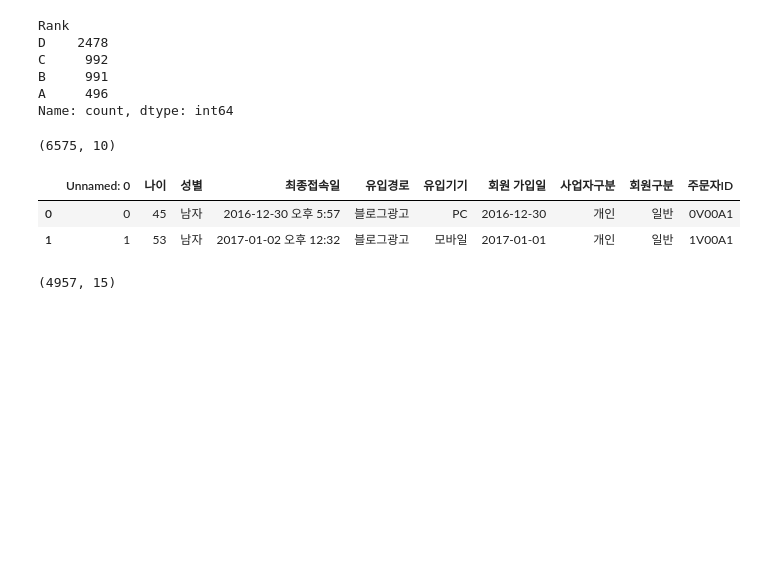
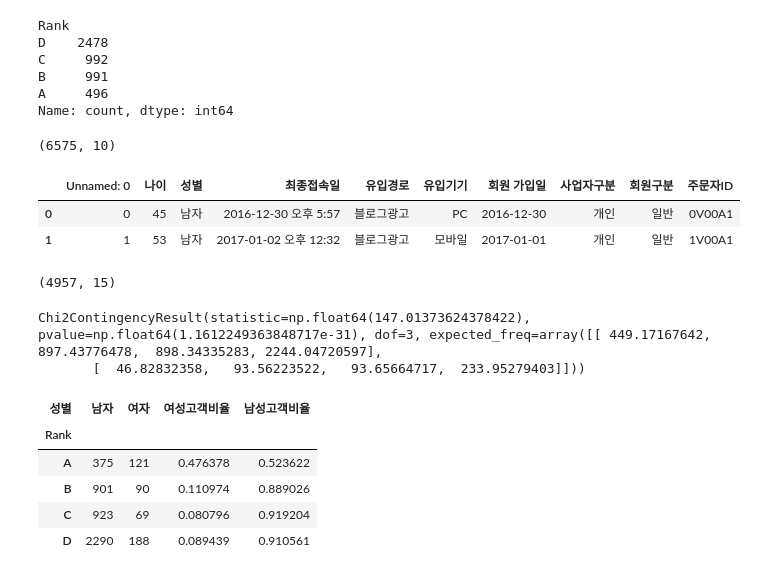
Before and after one commit to SIDED00R/hanaro_data, a Jupyter notebook: day12.ipynb, the cells around one changed output. Saved outputs shown, nothing was run; the diff lists cells and outputs as text; code cells hidden in the pictures; blank space fills up the shorter version.

```diff
--- a/day12.ipynb
+++ b/day12.ipynb
@@ -302,3 +302,27 @@ df4 = pd.merge(df3, df2, on = '주문자ID', how = 'inner')
 df4.shape
 # %% [output]
 (4957, 15)
+# %%
+# 등급에 따라서 성별이 달라질까?
+# 각 등급 별로 성별의 비율이 다르다고 볼 수 있을까?
+# 귀무가설 : 등급과 성별은 서로 독립이다.
+# 대립가설: 등급과 성별은 서로 연관이 있다. (등급에 따라 성비가 달라진다)
+
+df_cross = pd.crosstab(df4['성별'], df4['Rank'])
+stats.chi2_contingency(df_cross)
+# 대립가설 참 -> 등급에 따라 성비가 달라진다.
+# %% [output]
+Chi2ContingencyResult(statistic=np.float64(147.01373624378422), pvalue=np.float64(1.1612249363848717e-31), dof=3, expected_freq=array([[ 449.17167642,  897.43776478,  898.34335283, 2244.04720597],
+       [  46.82832358,   93.56223522,   93.65664717,  233.95279403]]))
+# %%
+p5 = df_cross.T
+p5['여성고객비율'] = p5['여자'] / (p5['남자'] - p5['여자'])
+p5['남성고객비율'] = 1 - p5['여성고객비율']
+p5
+# %% [output]
+| 성별 | 남자 | 여자 | 여성고객비율 | 남성고객비율 |
+| Rank |  |  |  |  |
+| A | 375 | 121 | 0.476378 | 0.523622 |
+| B | 901 | 90 | 0.110974 | 0.889026 |
+| C | 923 | 69 | 0.080796 | 0.919204 |
+| D | 2290 | 188 | 0.089439 | 0.910561 |
```
